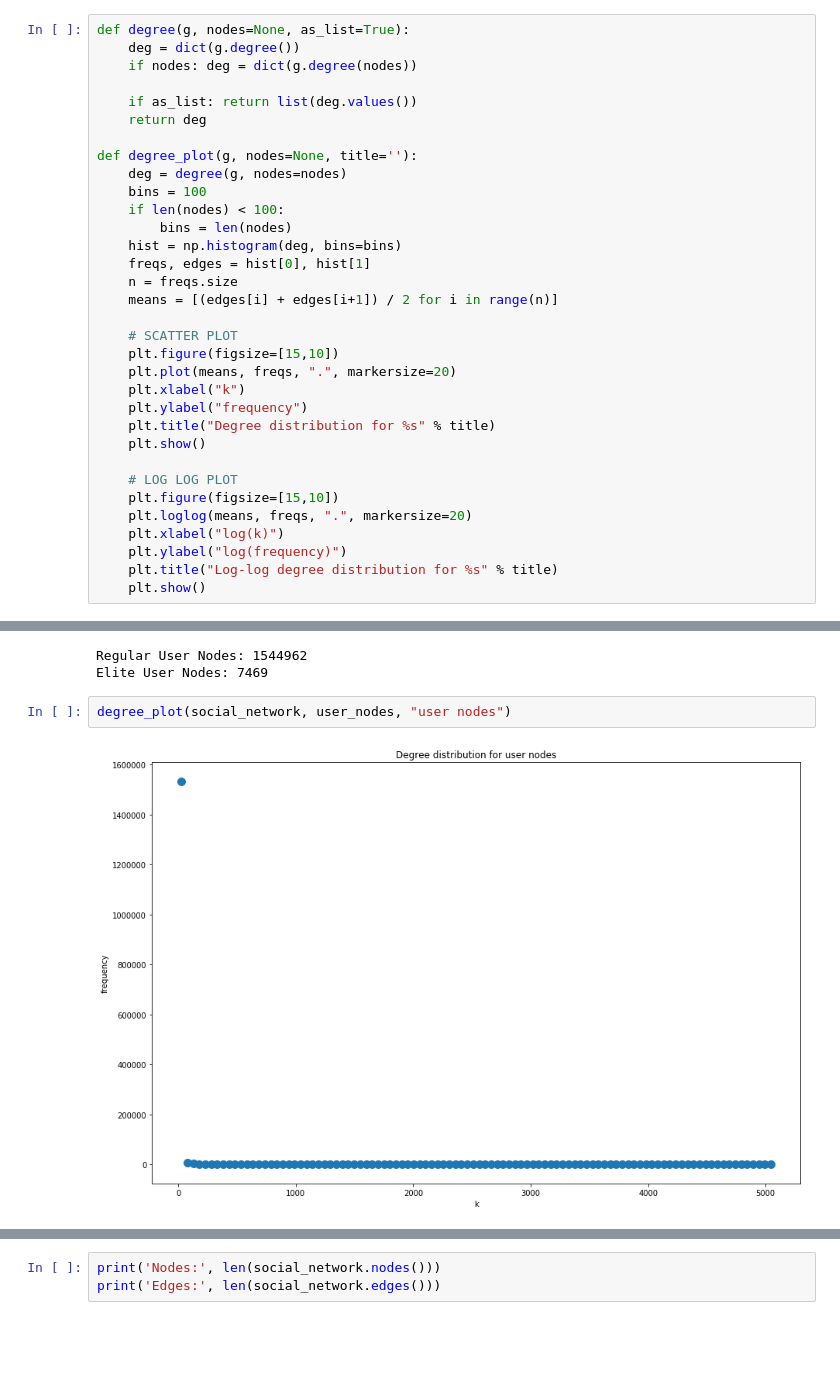
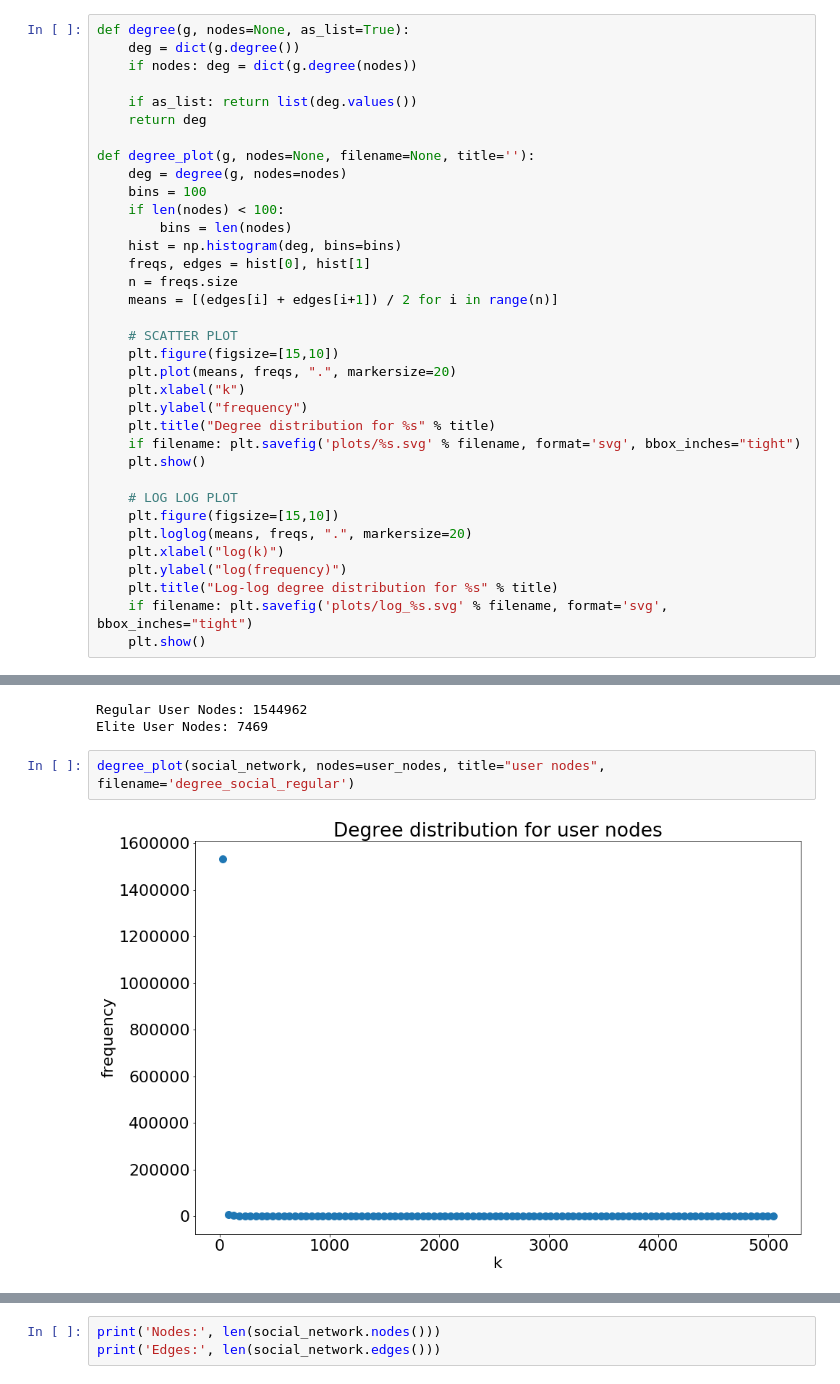
Before and after one commit to thomasnilsson/02805-social-graphs-2018, a Jupyter notebook: project1/Elite users.ipynb, the cells around one changed output, grey strips where cells are left out. Saved outputs shown, nothing was run; the diff lists cells and outputs as text; blank space fills up the shorter version.

```diff
--- a/project1/Elite users.ipynb
+++ b/project1/Elite users.ipynb
@@ -16,7 +16,7 @@ def degree(g, nodes=None, as_list=True):
     if as_list: return list(deg.values())
     return deg
 
-def degree_plot(g, nodes=None, title=''):
+def degree_plot(g, nodes=None, filename=None, title=''):
     deg = degree(g, nodes=nodes)
     bins = 100
     if len(nodes) < 100:
@@ -32,6 +32,7 @@ def degree_plot(g, nodes=None, title=''):
     plt.xlabel("k")
     plt.ylabel("frequency")
     plt.title("Degree distribution for %s" % title)
+    if filename: plt.savefig('plots/%s.svg' % filename, format='svg', bbox_inches="tight")
     plt.show()
 
     # LOG LOG PLOT
@@ -40,6 +41,7 @@ def degree_plot(g, nodes=None, title=''):
     plt.xlabel("log(k)")
     plt.ylabel("log(frequency)")
     plt.title("Log-log degree distribution for %s" % title)
+    if filename: plt.savefig('plots/log_%s.svg' % filename, format='svg', bbox_inches="tight")
     plt.show()
 # %%
 USER = 'user'
@@ -126,6 +128,6 @@ print('Elite User Nodes:', len(elite_nodes))
 Regular User Nodes: 1544962
 Elite User Nodes: 7469
 # %%
-degree_plot(social_network, user_nodes, "user nodes")
+degree_plot(social_network, nodes=user_nodes, title="user nodes", filename='degree_social_regular')
 # %% [output]
-[figure, old version]
+[figure, new version]
```
Also changed, not shown: parts of 17 cells of this notebook, 8 other files.
